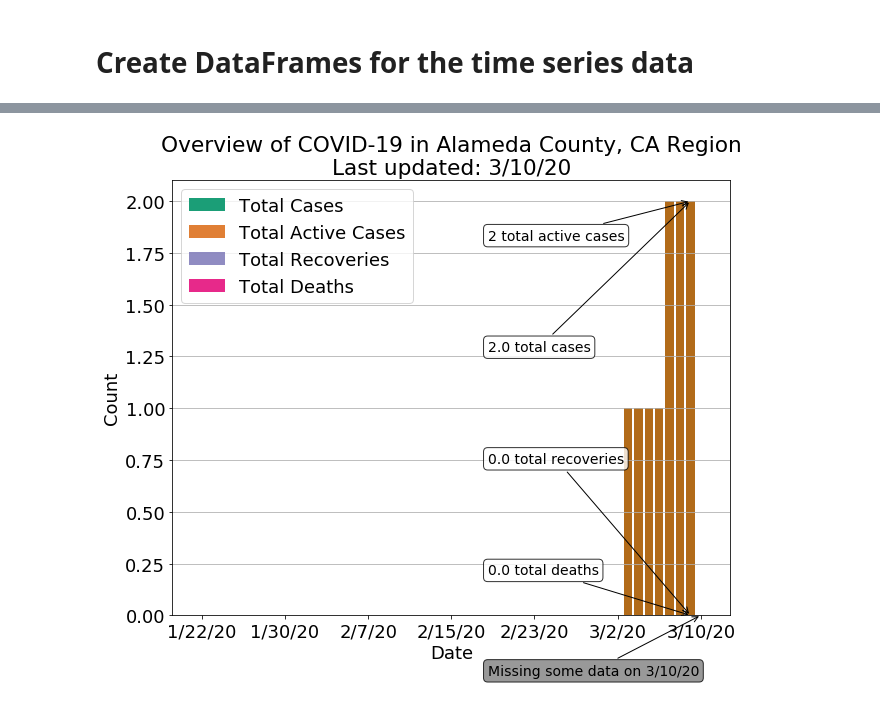
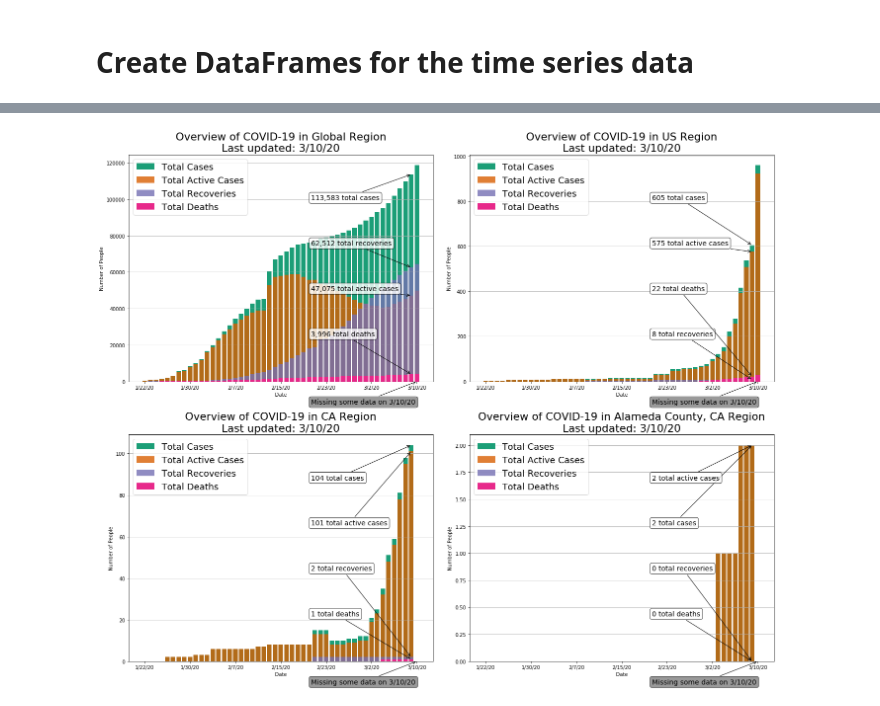
Before and after one commit to nrhinehart/COVID-19-pyvis, a Jupyter notebook: berkeley_monitor.ipynb, the cells around one changed output, grey strips where cells are left out. Saved outputs shown, nothing was run; the diff lists cells and outputs as text; code cells hidden in the pictures.

```diff
--- a/berkeley_monitor.ipynb
+++ b/berkeley_monitor.ipynb
@@ -96,10 +96,10 @@ def plot_overview(confirmed, recoveries, deaths, region='Global', nan_mask=None,
     joint = joint[sortinds]
 
     for idx, (ser, name) in enumerate(joint.tolist()):
-        ax.annotate("{:,} {}".format(ser.values[ann_idx], name),
+        ax.annotate("{:,} {}".format(int(ser.values[ann_idx]), name),
                     (ser.index[ann_idx], ser.values[ann_idx]),
                     (.6, .2*(idx + 1)),
-                    textcoords='figure fraction',
+                    textcoords='axes fraction',
                 bbox=dict(boxstyle="round", fc="w", alpha=0.8),
                     fontsize=14,
                 arrowprops={'arrowstyle': '->'})
@@ -109,15 +109,15 @@ def plot_overview(confirmed, recoveries, deaths, region='Global', nan_mask=None,
             if isnan:
                 ax.annotate("Missing some data on {}".format(confirmed.index[day_idx]),
                     (confirmed.index[day_idx], 0),
-                    (0.6, 0.02),
-                            textcoords='figure fraction',
+                    (0.6, -0.1),
+                            textcoords='axes fraction',
                              bbox=dict(boxstyle="round", fc="gray", alpha=0.8),
                     fontsize=14,
                 arrowprops={'arrowstyle': '->'})
 
 
     ax.set_xlabel("Date")
-    ax.set_ylabel("Count")
+    ax.set_ylabel("Number of People")
     ax.grid('on', which='both', axis='y')
     ax.xaxis.set_major_locator(ticker.MultipleLocator(tick_spacing))
     region_str = region if len(region) < 30 else region[:30] + '...'
@@ -134,4 +126,17 @@ plot_states(['CA'])
-# %%
-plot_counties(['Alameda County, CA'])
-# %% [output]
-[figure, removed]
+# %%
+# Daily record of number of current confirmed cases.
+global_confirmed = region_aggregate(confirmed_df)
+# Daily record of number of cumulative deaths.
+global_deaths = region_aggregate(deaths_df)
+# Daily record of number of cumulative recoveries.
+global_recoveries = region_aggregate(recoveries_df)
+nan_mask = get_nan_mask(confirmed_df)
+# %%
+fig, axes = plt.subplots(2,2, figsize=(20,16))
+plot_overview(global_confirmed, global_recoveries, global_deaths, region='Global', nan_mask=nan_mask, ax=axes[0,0], fig=fig)
+plot_regions(['US'], fig=fig, ax=axes[0,1])
+plot_states(['CA'], fig=fig, ax=axes[1,0])
+plot_counties(['Alameda County, CA'], fig=fig, ax=axes[1,1])
+fig.tight_layout()
+# %% [output]
+[figure, added]
```
Also changed, not shown: parts of 5 cells of this notebook, 1 other file.
